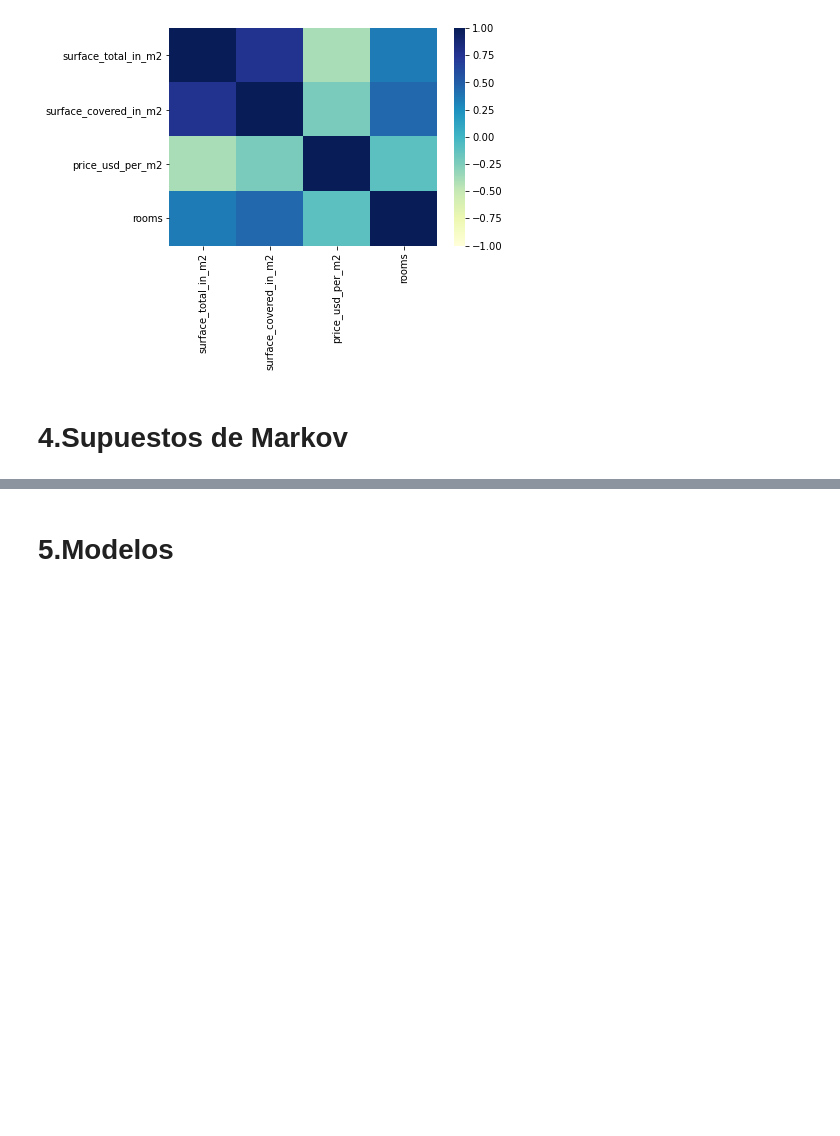
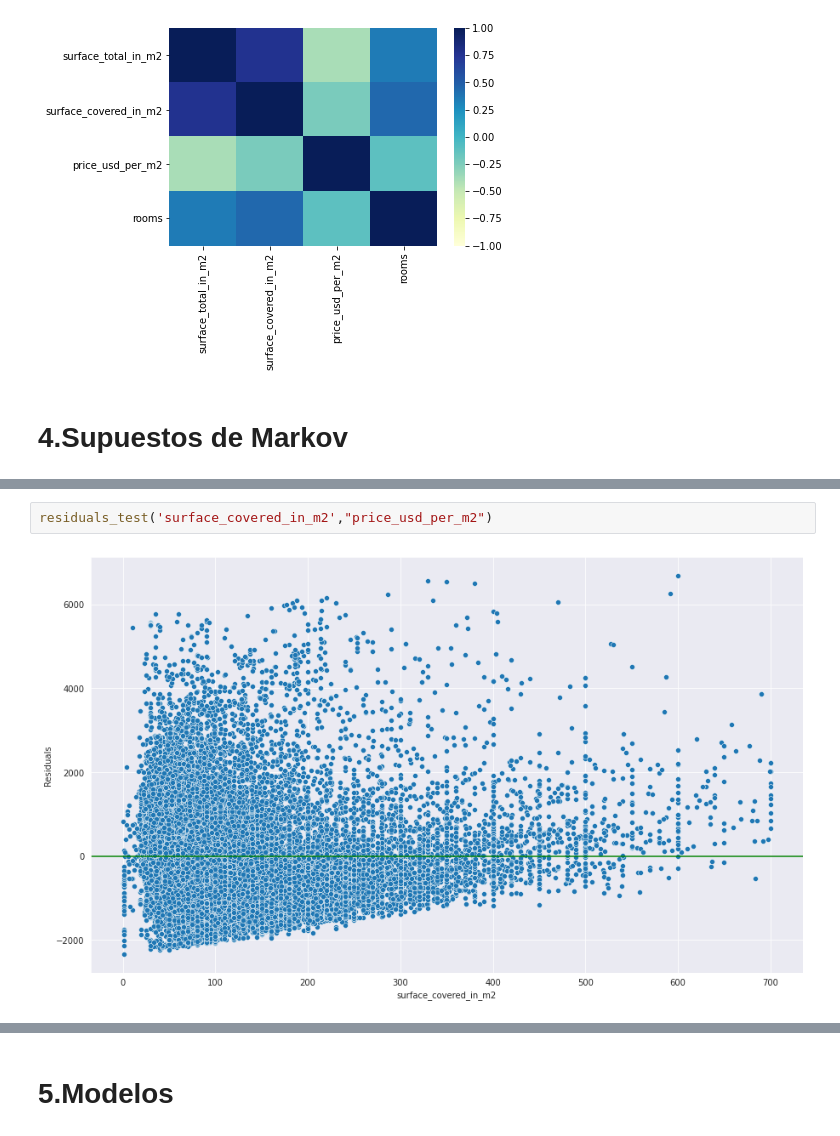
Before and after one commit to szl30n/ProyectosDHDS, a Jupyter notebook: TP2/Maela.ipynb, the cells around one changed output, grey strips where cells are left out. Drawn from its saved outputs; the diff is of its cells as text; blank space fills up the shorter version.

```diff
--- a/TP2/Maela.ipynb
+++ b/TP2/Maela.ipynb
@@ -523,0 +580,4 @@ lin_reg.resid.mean()
+# %%
+residuals_test('surface_covered_in_m2',"price_usd_per_m2")
+# %% [output]
+[figure, added]
```
Also changed, not shown: parts of 36 cells of this notebook.
